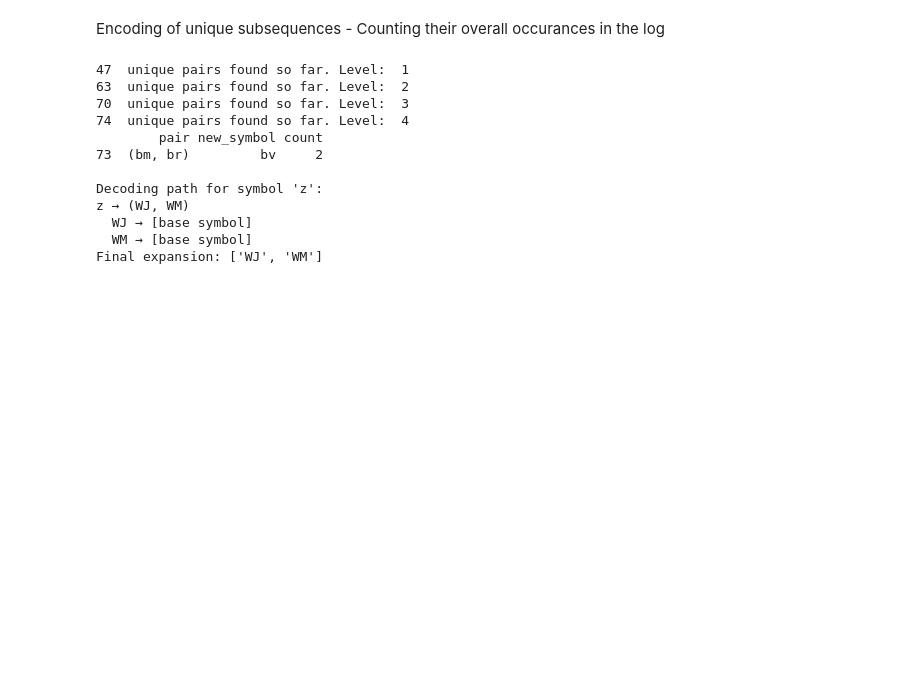
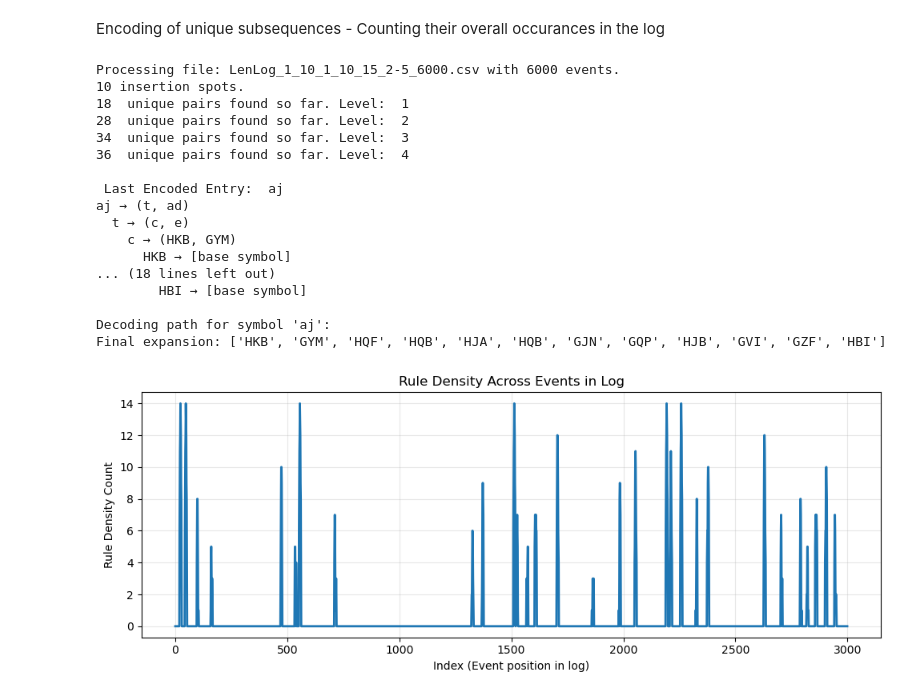
Before and after one commit to thohenadl/TSMDforUILogs, a Jupyter notebook: JupyterNotebooks/01_GrammerBasedMotifDiscovery.ipynb, the cells around one changed output. Drawn from its saved outputs; the diff is of its cells as text; code cells hidden in the pictures; blank space fills up the shorter version.

Commit message:
GrammarViz Plot Possible

```diff
--- a/JupyterNotebooks/01_GrammerBasedMotifDiscovery.ipynb
+++ b/JupyterNotebooks/01_GrammerBasedMotifDiscovery.ipynb
@@ -32,21 +73,66 @@ hierarchy_columns = list(chain.from_iterable([h for h in hierarchy_list_leno if
 # %% [markdown]
 Encoding of unique subsequences - Counting their overall occurances in the log
 # %%
-log = symbolize_UILog(leno_SR_RT_plus, hierarchy_columns)
-encoding_df, symbols = re_pair(log)
-last_entry = len(encoding_df)-1
-print(encoding_df[last_entry:])
-decoded_symbol = re_pair_decode_symbol("z", encoding_df)
+# Agostinelli
+hierarchy_columns = hierarchy_columns_smartrpa
+log_name_smartRPA = percentageLogs[6]
+file = pd.read_csv(folder_path_smartRPA + log_name_smartRPA, sep=sep_smartrpa)
+log = symbolize_UILog(file, hierarchy_columns)
+print(f"Processing file: {log_name_smartRPA} with {len(log)} events.")
+comparisonVariables = percentageValData.loc[percentageValData['uiLogName'] == log_name_smartRPA]
+insertSpots = comparisonVariables["motifSpots"]
+parsed_spots = insertSpots.apply(lambda x: ast.literal_eval(x) if isinstance(x, str) else x)
+insert_spots_flat = [int(i) for sublist in parsed_spots for i in sublist]
+insert_spots_set = set(insert_spots_flat)
+print(f"{len(insert_spots_set)} insertion spots.")
+
+# Leno
+# hierarchy_columns = hierarchy_columns_leno
+# log = symbolize_UILog(leno_SR_RT_plus, hierarchy_columns)
+
+encoding_df, symbols, two_gram_df = re_pair(log)
+# Test of decoding for last symbol (should be longest)
+last_entry = len(encoding_df["new_symbol"])-1
+last_encoding = encoding_df["new_symbol"].iloc[last_entry]
+print("\n Last Encoded Entry: ",last_encoding)
+decoded_symbol = re_pair_decode_symbol(last_encoding, encoding_df, printing=True)
 # %% [output]
-47  unique pairs found so far. Level:  1
-63  unique pairs found so far. Level:  2
-70  unique pairs found so far. Level:  3
-74  unique pairs found so far. Level:  4
-        pair new_symbol count
-73  (bm, br)         bv     2
+Processing file: LenLog_1_10_1_10_15_2-5_6000.csv with 6000 events.
+10 insertion spots.
+18  unique pairs found so far. Level:  1
+28  unique pairs found so far. Level:  2
+34  unique pairs found so far. Level:  3
+36  unique pairs found so far. Level:  4
 
-Decoding path for symbol 'z':
-z → (WJ, WM)
-  WJ → [base symbol]
-  WM → [base symbol]
-Final expansion: ['WJ', 'WM']
+ Last Encoded Entry:  aj
+aj → (t, ad)
+  t → (c, e)
+    c → (HKB, GYM)
+      HKB → [base symbol]
+... (18 lines left out)
+        HBI → [base symbol]
+
+Decoding path for symbol 'aj':
+Final expansion: ['HKB', 'GYM', 'HQF', 'HQB', 'HJA', 'HQB', 'GJN', 'GQP', 'HJB', 'GVI', 'GZF', 'HBI']
+# %%
+# Initialize the count column
+log["rule_density_count"] = 0
+for i, rule in encoding_df.iterrows():
+    decoding = re_pair_decode_symbol(rule["new_symbol"], encoding_df, printing=False)
+    # Sliding window search for the sequence
+    seq_len = len(decoding)
+    symbols = log["symbol"].astype(str).tolist()
+    for i in range(len(symbols) - seq_len + 1):
+        if symbols[i:i + seq_len] == decoding:
+            log.loc[i:i + seq_len - 1, "rule_density_count"] += 1
+# %%
+plt.figure(figsize=(10, 4))
+plt.plot(log.index, log["rule_density_count"], linewidth=2)
+plt.title("Rule Density Across Events in Log")
+plt.xlabel("Index (Event position in log)")
+plt.ylabel("Rule Density Count")
+plt.grid(True, alpha=0.3)
+plt.tight_layout()
+plt.show()
+# %% [output]
+[figure, added]
```
Also changed, not shown: parts of 4 cells of this notebook, 1 other file.
